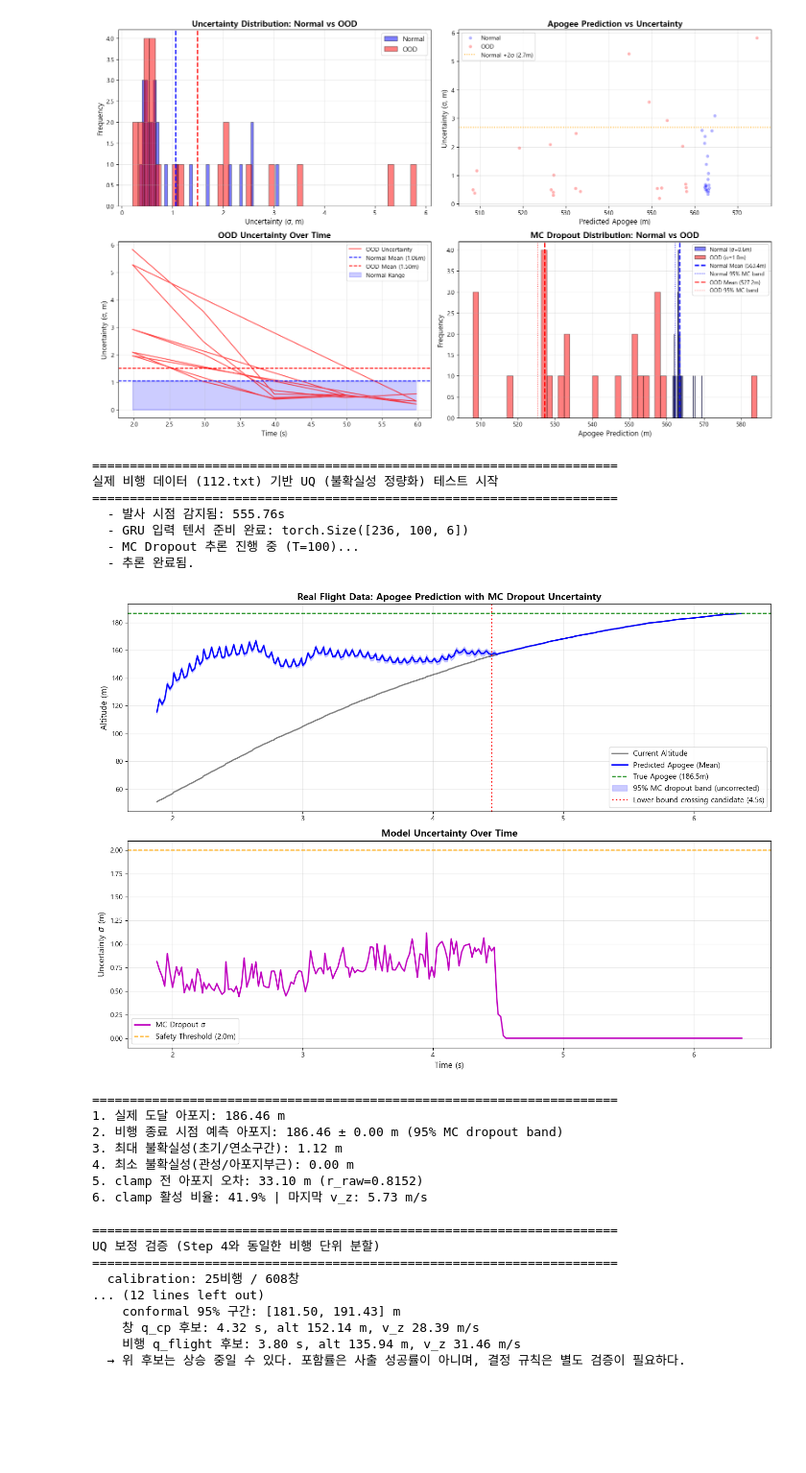
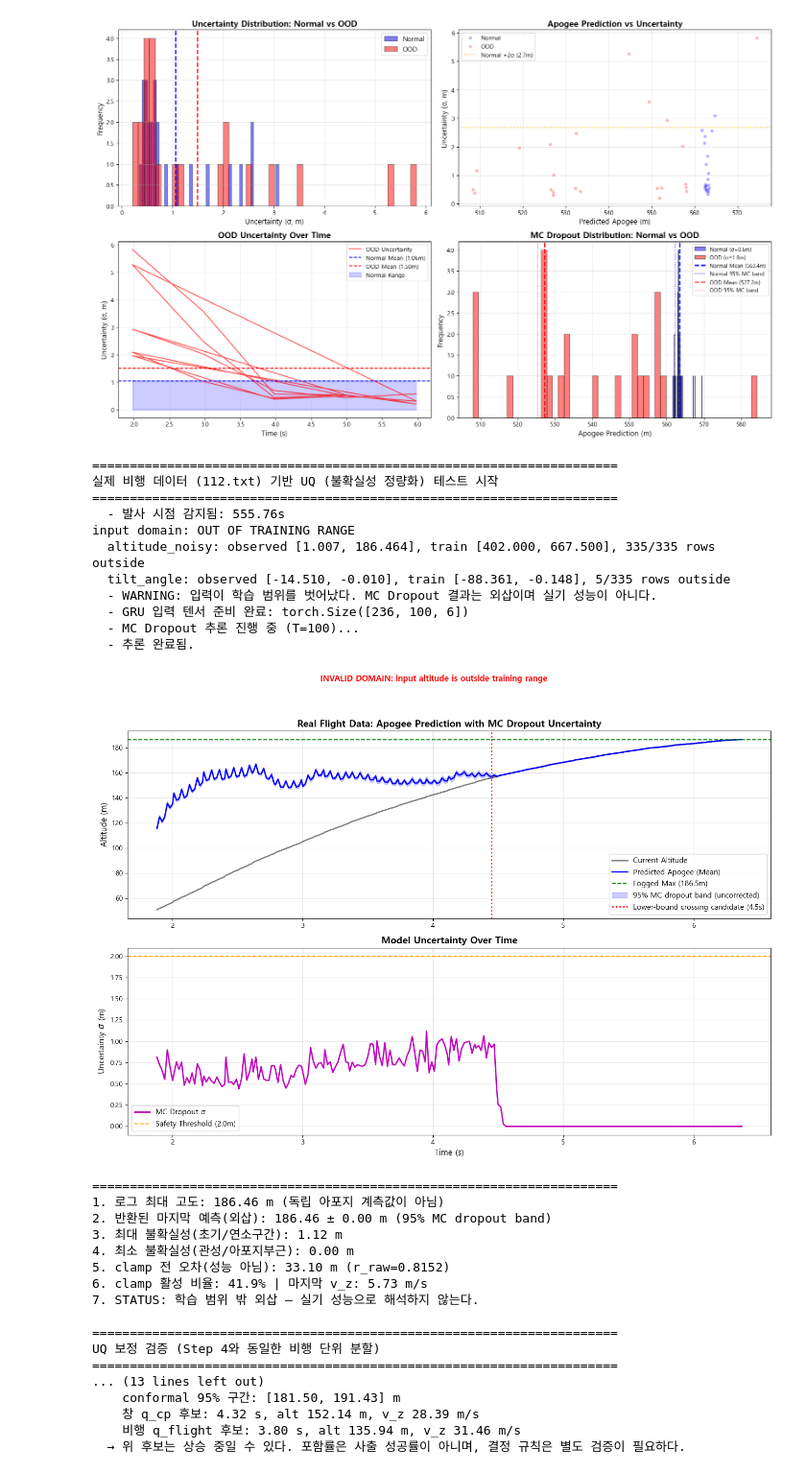
Before and after one commit to postech-psi/psintelligence, a Jupyter notebook: step5-UQ.ipynb, the cells around one changed output. Shown at 96% size. Drawn from its saved outputs; the diff is of its cells as text; code cells hidden in the pictures; blank space fills up the shorter version.

```diff
--- a/step5-UQ.ipynb
+++ b/step5-UQ.ipynb
@@ -931,6 +931,18 @@ X_real_gru, h_real, v_real, t_real, df_real_raw = load_real_data_for_gru(
     file_path, feature_scaler, feature_cols, window_size
 )
 
+import joblib
+from inference_guard import check_feature_domain, format_domain_violations
+_model_meta = joblib.load('./data/simulated/model_metadata.pkl')
+_domain_violations = check_feature_domain(
+    df_real_raw, feature_cols,
+    _model_meta['feature_min'], _model_meta['feature_max'],
+)
+_REAL_DOMAIN_OK = not _domain_violations
+print(format_domain_violations(_domain_violations))
+if not _REAL_DOMAIN_OK:
+    print('  - WARNING: 입력이 학습 범위를 벗어났다. MC Dropout 결과는 외삽이며 실기 성능이 아니다.')
+
 
 print(f"  - GRU 입력 텐서 준비 완료: {X_real_gru.shape}")
 
@@ -978,7 +990,7 @@ fig, axes = plt.subplots(2, 1, figsize=(14, 10))
 ax1 = axes[0]
 ax1.plot(t_real, alt_actual_aligned, 'k-', alpha=0.5, label='Current Altitude', linewidth=2)
 ax1.plot(t_real, mean_pred, 'b-', label='Predicted Apogee (Mean)', linewidth=2)
-ax1.axhline(true_apogee, color='green', linestyle='--', label=f'True Apogee ({true_apogee:.1f}m)')
+ax1.axhline(true_apogee, color='green', linestyle='--', label=f'Logged Max ({true_apogee:.1f}m)')
 
 # 불확실성 띠(Band) 그리기
 ax1.fill_between(t_real, lower_bound, upper_bound, color='blue', alpha=0.2, label='95% MC dropout band (uncorrected)')
@@ -1003,7 +1015,12 @@ ax2.set_ylabel('Uncertainty $\sigma$ (m)', fontsize=12)
 ax2.legend(fontsize=11)
 ax2.grid(True, alpha=0.3)
 
-plt.tight_layout()
+if not _REAL_DOMAIN_OK:
+    fig.suptitle('INVALID DOMAIN: input altitude is outside training range',
+                 color='red', fontsize=12, fontweight='bold', y=0.995)
+    plt.tight_layout(rect=[0, 0, 1, 0.95])
+else:
+    plt.tight_layout()
 plt.savefig('./data/simulated/real_flight_uq_validation.png', dpi=150)
 plt.show()
 
@@ -1011,12 +1028,14 @@ plt.show()
 # 5. 엔지니어링 분석 리포트 출력
 # ---------------------------------------------------------
 print("="*70)
-print(f"1. 실제 도달 아포지: {true_apogee:.2f} m")
-print(f"2. 비행 종료 시점 예측 아포지: {mean_pred[-1]:.2f} ± {std_pred[-1]*1.96:.2f} m (95% MC dropout band)")
+print(f"1. 로그 최대 고도: {true_apogee:.2f} m (독립 아포지 계측값이 아님)")
+print(f"2. 반환된 마지막 예측(외삽): {mean_pred[-1]:.2f} ± {std_pred[-1]*1.96:.2f} m (95% MC dropout band)")
 print(f"3. 최대 불확실성(초기/연소구간): {std_pred.max():.2f} m")
 print(f"4. 최소 불확실성(관성/아포지부근): {std_pred.min():.2f} m")
-print(f"5. clamp 전 아포지 오차: {abs(_h_raw[-1] - true_apogee):.2f} m (r_raw={_raw_r[-1]:.4f})")
+print(f"5. clamp 전 오차(성능 아님): {abs(_h_raw[-1] - true_apogee):.2f} m (r_raw={_raw_r[-1]:.4f})")
 print(f"6. clamp 활성 비율: {_clamp_frac:.1f}% | 마지막 v_z: {v_real[-1].item():.2f} m/s")
+if not _REAL_DOMAIN_OK:
+    print("7. STATUS: 학습 범위 밖 외삽 — 실기 성능으로 해석하지 않는다.")
 
 # ============================================================================
 # [추가 분석] 예측구간 경험적 포함률 + conformal calibration + OOD AUROC
@@ -1137,48 +1156,52 @@ print(f"  conformal 95% 포함률 (창):     {_cp_cov:.1f}%")
 print(f"  conformal q(95%, 비행 최대): {q_flight:.3f} m → 비행 포함률 {_cp_flight_cov:.1f}%")
 print(f"  OOD AUROC (비행별 σ 95분위):  {auroc_flight:.3f}")
 print(f"  계열별 AUROC: " + ", ".join(f"{k} {v:.3f}" for k, v in _fam_auc.items()))
 print(f"  conformal 폭: {2*q_cp:.1f} m ({2*q_cp/np.mean(y_test)*100:.1f}% of 평균 아포지)")
 
 # 실제 비행 112에도 같은 conformal 폭을 적용
 _true_real = float(df_real_raw['altitude'].max())
 _final_mean = float(mean_pred[-1])
-print(f"\n  실제 비행 112: 예측 {_final_mean:.2f} m, 실제 {_true_real:.2f} m")
+print(f"\n  실제 비행 112 (외삽, 성능 아님): 반환 {_final_mean:.2f} m, 로그 최대 {_true_real:.2f} m")
 print(f"    native 95% 구간: [{_final_mean - 1.96*std_pred[-1]:.2f}, {_final_mean + 1.96*std_pred[-1]:.2f}] m")
 print(f"    conformal 95% 구간: [{_final_mean - q_cp:.2f}, {_final_mean + q_cp:.2f}] m")
 # conformal 하한을 실제 사출 규칙에 연결
 _cp_lower = mean_pred - q_cp
 _cp_safe = np.where(_cp_lower <= alt_actual_aligned)[0]
 if len(_cp_safe):
     _i = int(_cp_safe[0])
     print(f"    창 q_cp 후보: {t_real[_i]:.2f} s, alt {alt_actual_aligned[_i]:.2f} m, v_z {v_real[_i].item():.2f} m/s")
 _flight_lower = mean_pred - q_flight
 _flight_safe = np.where(_flight_lower <= alt_actual_aligned)[0]
 if len(_flight_safe):
     _i = int(_flight_safe[0])
     print(f"    비행 q_flight 후보: {t_real[_i]:.2f} s, alt {alt_actual_aligned[_i]:.2f} m, v_z {v_real[_i].item():.2f} m/s")
 print("  → 위 후보는 상승 중일 수 있다. 포함률은 사출 성공률이 아니며, 결정 규칙은 별도 검증이 필요하다.")
 # %% [output]
 ======================================================================
 실제 비행 데이터 (112.txt) 기반 UQ (불확실성 정량화) 테스트 시작
 ======================================================================
   - 발사 시점 감지됨: 555.76s
+input domain: OUT OF TRAINING RANGE
+  altitude_noisy: observed [1.007, 186.464], train [402.000, 667.500], 335/335 rows outside
+  tilt_angle: observed [-14.510, -0.010], train [-88.361, -0.148], 5/335 rows outside
+  - WARNING: 입력이 학습 범위를 벗어났다. MC Dropout 결과는 외삽이며 실기 성능이 아니다.
   - GRU 입력 텐서 준비 완료: torch.Size([236, 100, 6])
   - MC Dropout 추론 진행 중 (T=100)...
   - 추론 완료됨.
-[figure, old version]
+[figure, new version]
 ======================================================================
-1. 실제 도달 아포지: 186.46 m
-2. 비행 종료 시점 예측 아포지: 186.46 ± 0.00 m (95% MC dropout band)
+1. 로그 최대 고도: 186.46 m (독립 아포지 계측값이 아님)
+2. 반환된 마지막 예측(외삽): 186.46 ± 0.00 m (95% MC dropout band)
 3. 최대 불확실성(초기/연소구간): 1.12 m
 4. 최소 불확실성(관성/아포지부근): 0.00 m
-5. clamp 전 아포지 오차: 33.10 m (r_raw=0.8152)
+5. clamp 전 오차(성능 아님): 33.10 m (r_raw=0.8152)
 6. clamp 활성 비율: 41.9% | 마지막 v_z: 5.73 m/s
+7. STATUS: 학습 범위 밖 외삽 — 실기 성능으로 해석하지 않는다.
 
 ======================================================================
 UQ 보정 검증 (Step 4와 동일한 비행 단위 분할)
 ======================================================================
-  calibration: 25비행 / 608창
-... (12 lines left out)
+... (13 lines left out)
     conformal 95% 구간: [181.50, 191.43] m
     창 q_cp 후보: 4.32 s, alt 152.14 m, v_z 28.39 m/s
     비행 q_flight 후보: 3.80 s, alt 135.94 m, v_z 31.46 m/s
```
Also changed, not shown: parts of 1 cell of this notebook, 10 other files.
